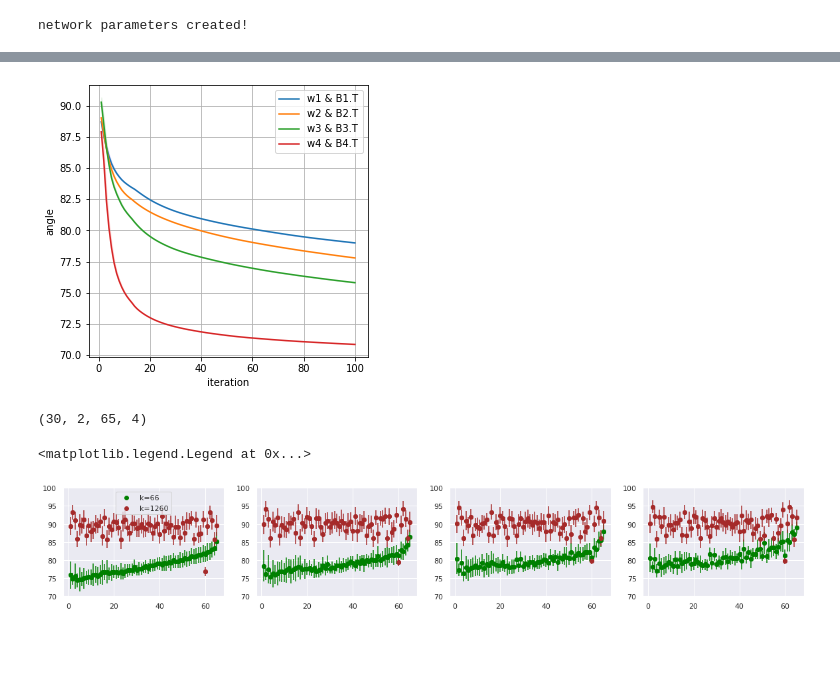
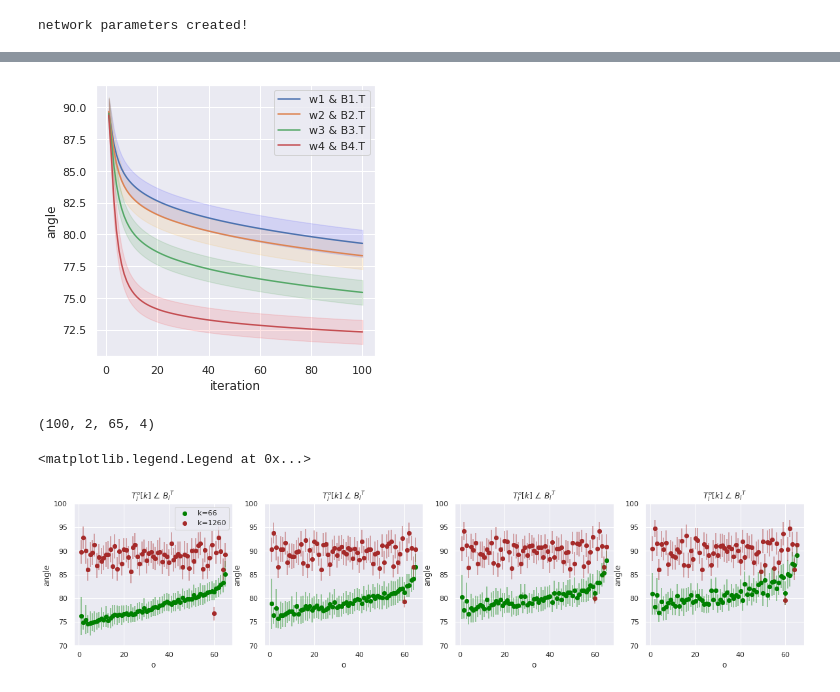
Before and after one commit to ARMINPAN/Advance-Neuroscience-FInal-Project, a Jupyter notebook: Main.ipynb, the cells around one changed output, grey strips where cells are left out. Drawn from its saved outputs; the diff is of its cells as text; code cells hidden in the pictures; blank space fills up the shorter version.

Commit message:
alignment for different shuffling percentages + alignment of alignment terms with back_w for shuffling orders in each epoch

```diff
--- a/Main.ipynb
+++ b/Main.ipynb
@@ -8,8 +6,6 @@ import matplotlib.pyplot as plt
 import math
 import random
 import torch
-import seaborn as sns
-sns.set_theme()
 # %%
 # select the device to run the code on
 if torch.cuda.is_available():
@@ -824,30 +826,30 @@ done!
 # angle between backward weights and forward weights
 fig, ax = plt.subplots(1,1,figsize=(5,5))
 
-ax.plot(np.arange(1,epoch_num+1),np.mean(alignment[:,0,:,:].cpu().numpy(),axis=(0,1)))
-ax.plot(np.arange(1,epoch_num+1),np.mean(alignment[:,1,:,:].cpu().numpy(),axis=(0,1)))
-ax.plot(np.arange(1,epoch_num+1),np.mean(alignment[:,2,:,:].cpu().numpy(),axis=(0,1)))
-ax.plot(np.arange(1,epoch_num+1),np.mean(alignment[:,3,:,:].cpu().numpy(),axis=(0,1)))
+ax.plot(np.arange(1,epoch_num*batch_num+1),np.mean(alignment[:,0,:].cpu().numpy(),axis=(0)))
+ax.plot(np.arange(1,epoch_num*batch_num+1),np.mean(alignment[:,1,:].cpu().numpy(),axis=(0)))
+ax.plot(np.arange(1,epoch_num*batch_num+1),np.mean(alignment[:,2,:].cpu().numpy(),axis=(0)))
+ax.plot(np.arange(1,epoch_num*batch_num+1),np.mean(alignment[:,3,:].cpu().numpy(),axis=(0)))
 
 
-ax.fill_between(np.arange(1,epoch_num+1),\
-                np.mean(alignment[:,0,:,:].cpu().numpy(),axis=(0,1))-np.std(alignment[:,0,:,:].cpu().numpy(),axis=(0,1)),\
-                np.mean(alignment[:,0,:,:].cpu().numpy(),axis=(0,1))+np.std(alignment[:,0,:,:].cpu().numpy(),axis=(0,1)),\
+ax.fill_between(np.arange(1,epoch_num*batch_num+1),\
+                np.mean(alignment[:,0,:].cpu().numpy(),axis=(0))-np.std(alignment[:,0,:].cpu().numpy(),axis=(0)),\
+                np.mean(alignment[:,0,:].cpu().numpy(),axis=(0))+np.std(alignment[:,0,:].cpu().numpy(),axis=(0)),\
                 color='blue', alpha=.1);
 
-ax.fill_between(np.arange(1,epoch_num+1),\
-                np.mean(alignment[:,1,:,:].cpu().numpy(),axis=(0,1))-np.std(alignment[:,1,:,:].cpu().numpy(),axis=(0,1)),\
-                np.mean(alignment[:,1,:,:].cpu().numpy(),axis=(0,1))+np.std(alignment[:,1,:,:].cpu().numpy(),axis=(0,1)),\
+ax.fill_between(np.arange(1,epoch_num*batch_num+1),\
+                np.mean(alignment[:,1,:].cpu().numpy(),axis=(0))-np.std(alignment[:,1,:].cpu().numpy(),axis=(0)),\
+                np.mean(alignment[:,1,:].cpu().numpy(),axis=(0))+np.std(alignment[:,1,:].cpu().numpy(),axis=(0)),\
                 color='orange', alpha=.1);
 
-ax.fill_between(np.arange(1,epoch_num+1),\
-                np.mean(alignment[:,2,:,:].cpu().numpy(),axis=(0,1))-np.std(alignment[:,2,:,:].cpu().numpy(),axis=(0,1)),\
-                np.mean(alignment[:,2,:,:].cpu().numpy(),axis=(0,1))+np.std(alignment[:,2,:,:].cpu().numpy(),axis=(0,1)),\
+ax.fill_between(np.arange(1,epoch_num*batch_num+1),\
+                np.mean(alignment[:,2,:].cpu().numpy(),axis=(0))-np.std(alignment[:,2,:].cpu().numpy(),axis=(0)),\
+                np.mean(alignment[:,2,:].cpu().numpy(),axis=(0))+np.std(alignment[:,2,:].cpu().numpy(),axis=(0)),\
                 color='green', alpha=.1);
 
-ax.fill_between(np.arange(1,epoch_num+1),\
-                np.mean(alignment[:,3,:,:].cpu().numpy(),axis=(0,1))-np.std(alignment[:,3,:,:].cpu().numpy(),axis=(0,1)),\
-                np.mean(alignment[:,3,:,:].cpu().numpy(),axis=(0,1))+np.std(alignment[:,3,:,:].cpu().numpy(),axis=(0,1)),\
+ax.fill_between(np.arange(1,epoch_num*batch_num+1),\
+                np.mean(alignment[:,3,:].cpu().numpy(),axis=(0))-np.std(alignment[:,3,:].cpu().numpy(),axis=(0)),\
+                np.mean(alignment[:,3,:].cpu().numpy(),axis=(0))+np.std(alignment[:,3,:].cpu().numpy(),axis=(0)),\
                 color='red', alpha=.1);
 
 
@@ -856,49 +858,70 @@ ax.set_xlabel('iteration')
 ax.legend(['w1 & B1.T','w2 & B2.T','w3 & B3.T','w4 & B4.T'],loc='best')
 ax.grid(True)
 # %% [output]
-[figure, old version]
+[figure, new version]
 # %%
+# normal plots - aligment terms & Backward weights alignment
+
+
 print(angles_alignment_terms.shape)
-fig, ax = plt.subplots(1,4,figsize=(20,3))
+fig, ax = plt.subplots(1,4,figsize=(20,4))
 
 
 # mean
 ax[0].scatter(np.arange(1,66),np.mean(angles_alignment_terms[:,0,:,0],axis=0),color = "green")
 ax[1].scatter(np.arange(1,66),np.mean(angles_alignment_terms[:,0,:,1],axis=0),color = "green")
 ax[2].scatter(np.arange(1,66),np.mean(angles_alignment_terms[:,0,:,2],axis=0),color = "green")
 ax[3].scatter(np.arange(1,66),np.mean(angles_alignment_terms[:,0,:,3],axis=0),color = "green")
 
 ax[0].scatter(np.arange(1,66),np.mean(angles_alignment_terms[:,1,:,0],axis=0),color = "brown")
 ax[1].scatter(np.arange(1,66),np.mean(angles_alignment_terms[:,1,:,1],axis=0),color = "brown")
 ax[2].scatter(np.arange(1,66),np.mean(angles_alignment_terms[:,1,:,2],axis=0),color = "brown")
 ax[3].scatter(np.arange(1,66),np.mean(angles_alignment_terms[:,1,:,3],axis=0),color = "brown")
 
 # errorbars
-ax[0].errorbar(np.arange(1,66),np.mean(angles_alignment_terms[:,0,:,0],axis=0), yerr=np.std(angles_alignment_terms[:,0,:,0],axis=0),fmt="o",color = "green")
-ax[1].errorbar(np.arange(1,66),np.mean(angles_alignment_terms[:,0,:,1],axis=0), yerr=np.std(angles_alignment_terms[:,0,:,1],axis=0), fmt="o",color = "green")
-ax[2].errorbar(np.arange(1,66),np.mean(angles_alignment_terms[:,0,:,2],axis=0), yerr=np.std(angles_alignment_terms[:,0,:,2],axis=0), fmt="o",color = "green")
-ax[3].errorbar(np.arange(1,66),np.mean(angles_alignment_terms[:,0,:,3],axis=0), yerr=np.std(angles_alignment_terms[:,0,:,3],axis=0), fmt="o",color = "green")
+ax[0].errorbar(np.arange(1,66),np.mean(angles_alignment_terms[:,0,:,0],axis=0), yerr=np.std(angles_alignment_terms[:,0,:,0],axis=0),fmt="o",color = "green",alpha=0.5)
+ax[1].errorbar(np.arange(1,66),np.mean(angles_alignment_terms[:,0,:,1],axis=0), yerr=np.std(angles_alignment_terms[:,0,:,1],axis=0), fmt="o",color = "green",alpha=0.5)
+ax[2].errorbar(np.arange(1,66),np.mean(angles_alignment_terms[:,0,:,2],axis=0), yerr=np.std(angles_alignment_terms[:,0,:,2],axis=0), fmt="o",color = "green",alpha=0.5)
+ax[3].errorbar(np.arange(1,66),np.mean(angles_alignment_terms[:,0,:,3],axis=0), yerr=np.std(angles_alignment_terms[:,0,:,3],axis=0), fmt="o",color = "green",alpha=0.5)
 
-ax[0].errorbar(np.arange(1,66),np.mean(angles_alignment_terms[:,1,:,0],axis=0), yerr=np.std(angles_alignment_terms[:,1,:,0],axis=0), fmt="o",color = "brown")
-ax[1].errorbar(np.arange(1,66),np.mean(angles_alignment_terms[:,1,:,1],axis=0), yerr=np.std(angles_alignment_terms[:,1,:,1],axis=0), fmt="o",color = "brown")
-ax[2].errorbar(np.arange(1,66),np.mean(angles_alignment_terms[:,1,:,2],axis=0), yerr=np.std(angles_alignment_terms[:,1,:,2],axis=0), fmt="o",color = "brown")
-ax[3].errorbar(np.arange(1,66),np.mean(angles_alignment_terms[:,1,:,3],axis=0), yerr=np.std(angles_alignment_terms[:,1,:,3],axis=0), fmt="o",color = "brown")
+ax[0].errorbar(np.arange(1,66),np.mean(angles_alignment_terms[:,1,:,0],axis=0), yerr=np.std(angles_alignment_terms[:,1,:,0],axis=0), fmt="o",color = "brown",alpha=0.5)
+ax[1].errorbar(np.arange(1,66),np.mean(angles_alignment_terms[:,1,:,1],axis=0), yerr=np.std(angles_alignment_terms[:,1,:,1],axis=0), fmt="o",color = "brown",alpha=0.5)
+ax[2].errorbar(np.arange(1,66),np.mean(angles_alignment_terms[:,1,:,2],axis=0), yerr=np.std(angles_alignment_terms[:,1,:,2],axis=0), fmt="o",color = "brown",alpha=0.5)
+ax[3].errorbar(np.arange(1,66),np.mean(angles_alignment_terms[:,1,:,3],axis=0), yerr=np.std(angles_alignment_terms[:,1,:,3],axis=0), fmt="o",color = "brown",alpha=0.5)
 
 # set constant xylim
 ax[0].set_ylim([1, 66])
 ax[1].set_ylim([1, 66])
 ax[2].set_ylim([1, 66])
 ax[3].set_ylim([1, 66])
 
 ax[0].set_ylim([70, 100])
 ax[1].set_ylim([70, 100])
 ax[2].set_ylim([70, 100])
 ax[3].set_ylim([70, 100])
 
+# labels
+ax[0].set_xlabel('o')
+ax[1].set_xlabel('o')
+ax[2].set_xlabel('o')
+ax[3].set_xlabel('o')
+
+
+# labels
+ax[0].set_ylabel('angle')
+ax[1].set_ylabel('angle')
+ax[2].set_ylabel('angle')
+ax[3].set_ylabel('angle')
+
+# titles
+ax[0].set_title(r'$T_{l}^{o}[k]$ $\angle$ ${B_{l}}^{T}$')
+ax[1].set_title(r'$T_{l}^{o}[k]$ $\angle$ ${B_{l}}^{T}$')
+ax[2].set_title(r'$T_{l}^{o}[k]$ $\angle$ ${B_{l}}^{T}$')
+ax[3].set_title(r'$T_{l}^{o}[k]$ $\angle$ ${B_{l}}^{T}$')
 
 
 ax[0].legend(['k=66','k=1260'],loc='best')
 # %% [output]
-(30, 2, 65, 4)
+(100, 2, 65, 4)
 <matplotlib.legend.Legend at 0x...>
-[figure, old version]
+[figure, new version]
```
Also changed, not shown: parts of 22 cells of this notebook.
